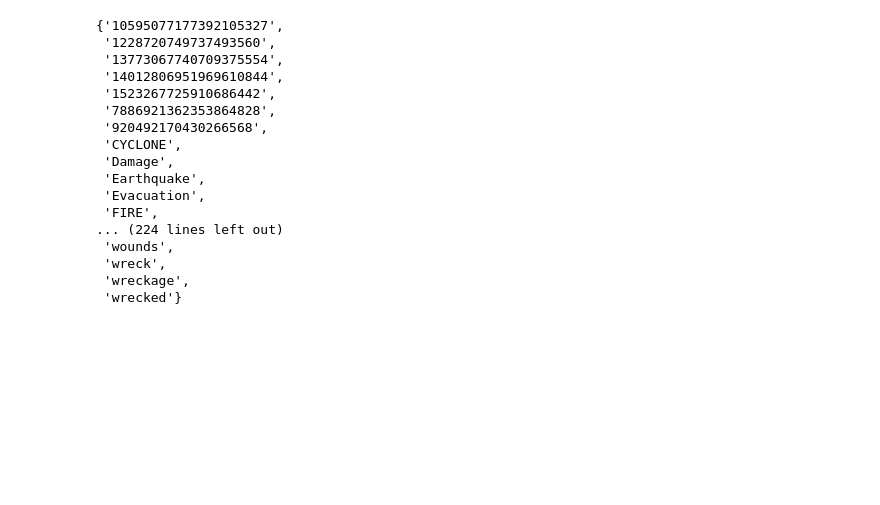
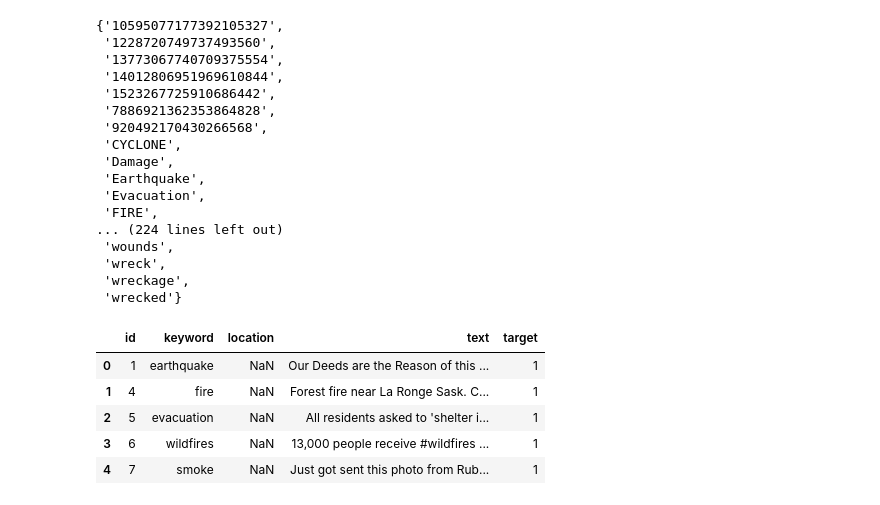
Before and after one commit to Akb-25/Natural-Disaster-Prediction-Kaggle, a Jupyter notebook: work.ipynb, the cells around one changed output. Drawn from its saved outputs; the diff is of its cells as text; code cells hidden in the pictures; blank space fills up the shorter version.

```diff
--- a/work.ipynb
+++ b/work.ipynb
@@ -190,3 +190,12 @@ keyword
  'wreck',
  'wreckage',
  'wrecked'}
+# %%
+train.head()
+# %% [output]
+|  | id | keyword | location | text | target |
+| 0 | 1 | earthquake | NaN | Our Deeds are the Reason of this ... | 1 |
+| 1 | 4 | fire | NaN | Forest fire near La Ronge Sask. C... | 1 |
+| 2 | 5 | evacuation | NaN | All residents asked to 'shelter i... | 1 |
+| 3 | 6 | wildfires | NaN | 13,000 people receive #wildfires ... | 1 |
+| 4 | 7 | smoke | NaN | Just got sent this photo from Rub... | 1 |
```
Also changed, not shown: parts of 2 cells of this notebook, 1 other file.
